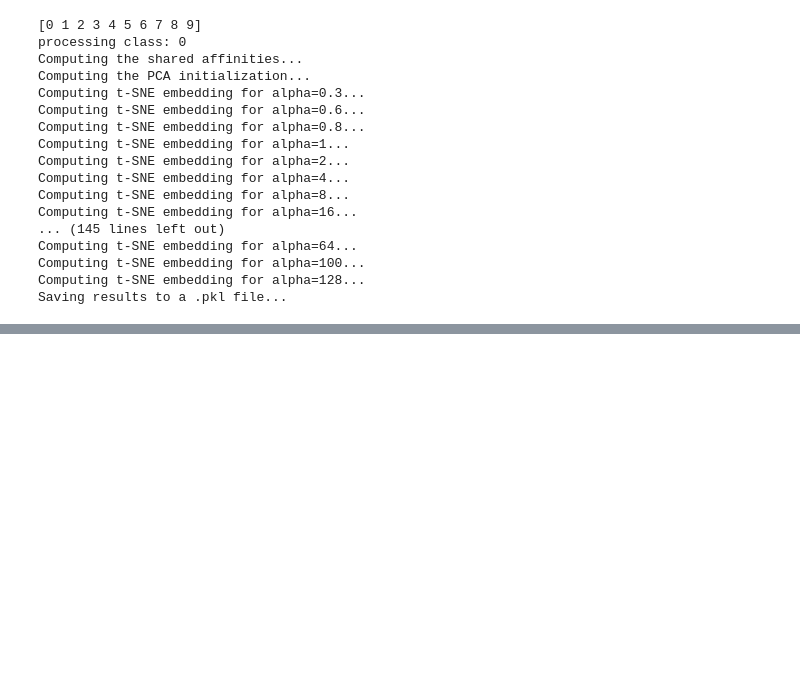
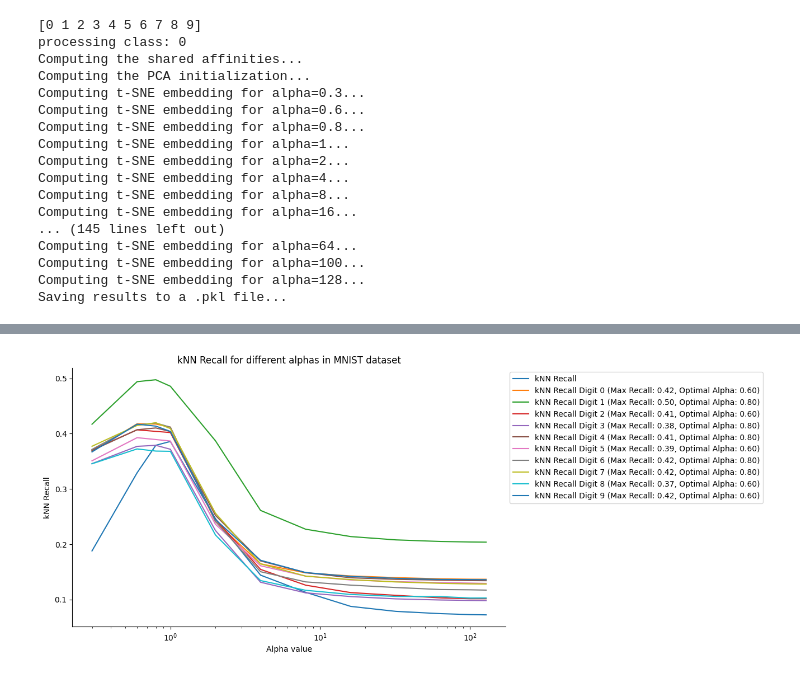
Before and after one commit to Artemii-Shlychkov/t-SNE-project, a Jupyter notebook: MNIST.ipynb, the cells around one changed output, grey strips where cells are left out. Cells and saved outputs as stored; diff of their text form; code cells hidden in the pictures; blank space fills up the shorter version.

```diff
--- a/MNIST.ipynb
+++ b/MNIST.ipynb
@@ -128,0 +187,23 @@ Saving results to a .pkl file...
+# %%
+fig, ax = plt.subplots(1, 1, figsize=(10, 6))
+ax.plot(mnist_all_digits_tsne.alphas, mnist_all_digits_tsne.kNNs, label="kNN Recall")
+ax.plot(mnist_digit_0.alphas, mnist_digit_0.kNNs, label=f"kNN Recall Digit 0 (Max Recall: {mnist_digit_0.max_kNN_recall:.2f}, Optimal Alpha: {mnist_digit_0.optimal_alpha_kNN:.2f})")
+ax.plot(mnist_digit_1.alphas, mnist_digit_1.kNNs, label=f"kNN Recall Digit 1 (Max Recall: {mnist_digit_1.max_kNN_recall:.2f}, Optimal Alpha: {mnist_digit_1.optimal_alpha_kNN:.2f})")
+ax.plot(mnist_digit_2.alphas, mnist_digit_2.kNNs, label=f"kNN Recall Digit 2 (Max Recall: {mnist_digit_2.max_kNN_recall:.2f}, Optimal Alpha: {mnist_digit_2.optimal_alpha_kNN:.2f})")
+ax.plot(mnist_digit_3.alphas, mnist_digit_3.kNNs, label=f"kNN Recall Digit 3 (Max Recall: {mnist_digit_3.max_kNN_recall:.2f}, Optimal Alpha: {mnist_digit_3.optimal_alpha_kNN:.2f})")
+ax.plot(mnist_digit_4.alphas, mnist_digit_4.kNNs, label=f"kNN Recall Digit 4 (Max Recall: {mnist_digit_4.max_kNN_recall:.2f}, Optimal Alpha: {mnist_digit_4.optimal_alpha_kNN:.2f})")
+ax.plot(mnist_digit_5.alphas, mnist_digit_5.kNNs, label=f"kNN Recall Digit 5 (Max Recall: {mnist_digit_5.max_kNN_recall:.2f}, Optimal Alpha: {mnist_digit_5.optimal_alpha_kNN:.2f})")
+ax.plot(mnist_digit_6.alphas, mnist_digit_6.kNNs, label=f"kNN Recall Digit 6 (Max Recall: {mnist_digit_6.max_kNN_recall:.2f}, Optimal Alpha: {mnist_digit_6.optimal_alpha_kNN:.2f})")
+ax.plot(mnist_digit_7.alphas, mnist_digit_7.kNNs, label=f"kNN Recall Digit 7 (Max Recall: {mnist_digit_7.max_kNN_recall:.2f}, Optimal Alpha: {mnist_digit_7.optimal_alpha_kNN:.2f})")
+ax.plot(mnist_digit_8.alphas, mnist_digit_8.kNNs, label=f"kNN Recall Digit 8 (Max Recall: {mnist_digit_8.max_kNN_recall:.2f}, Optimal Alpha: {mnist_digit_8.optimal_alpha_kNN:.2f})")
+ax.plot(mnist_digit_9.alphas, mnist_digit_9.kNNs, label=f"kNN Recall Digit 9 (Max Recall: {mnist_digit_9.max_kNN_recall:.2f}, Optimal Alpha: {mnist_digit_9.optimal_alpha_kNN:.2f})")
+ax.set_xscale("log")
+sns.despine()
+plt.tight_layout
+ax.set_xlabel("Alpha value")
+ax.set_ylabel("kNN Recall")
+ax.set_title("kNN Recall for different alphas in MNIST dataset")
+ax.legend(bbox_to_anchor=(1, 1), loc='upper left')
+plt.show()
+# %% [output]
+[figure, added]
```
Also changed, not shown: parts of 5 cells of this notebook.
